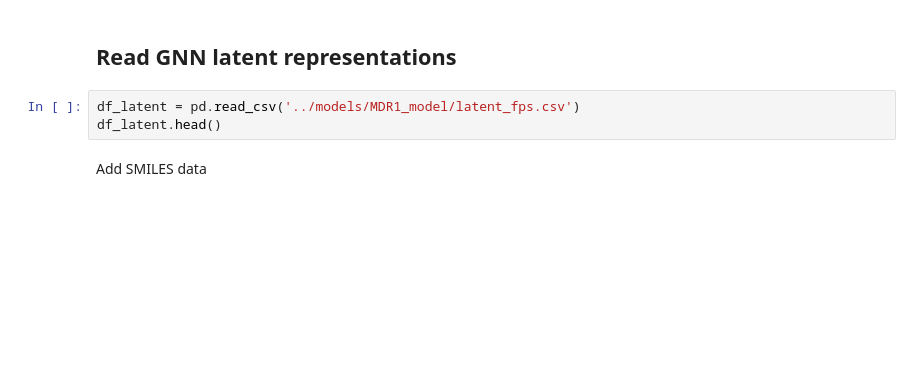
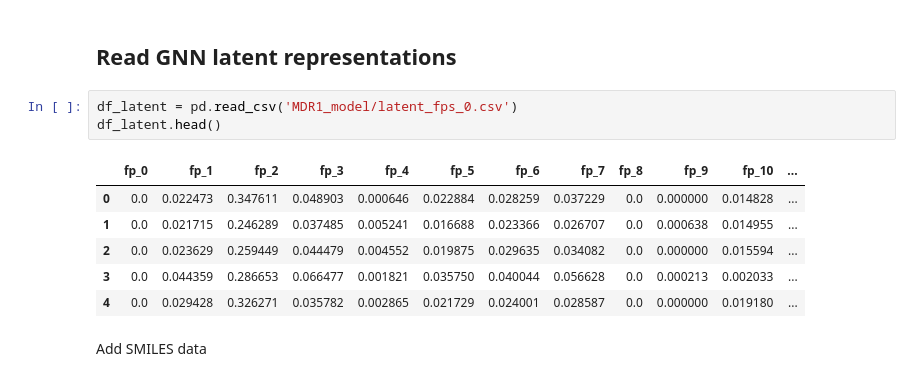
Before and after one commit to Novartis/UNIQUE, a Jupyter notebook: example_usage/ADME_public/Prepare_UNIQUE_input_MDR1.ipynb, the cells around one changed output. Drawn from its saved outputs; the diff is of its cells as text; blank space fills up the shorter version.

```diff
--- a/example_usage/ADME_public/Prepare_UNIQUE_input_MDR1.ipynb
+++ b/example_usage/ADME_public/Prepare_UNIQUE_input_MDR1.ipynb
@@ -52,8 +98,15 @@ df.head()
 # %% [markdown]
 ## Read GNN latent representations
 # %%
-df_latent = pd.read_csv('../models/MDR1_model/latent_fps.csv')
+df_latent = pd.read_csv('MDR1_model/latent_fps_0.csv')
 df_latent.head()
+# %% [output]
+|  | fp_0 | fp_1 | fp_2 | fp_3 | fp_4 | fp_5 | fp_6 | fp_7 | fp_8 | fp_9 | fp_10 | ... |
+| 0 | 0.0 | 0.022473 | 0.347611 | 0.048903 | 0.000646 | 0.022884 | 0.028259 | 0.037229 | 0.0 | 0.000000 | 0.014828 | ... |
+| 1 | 0.0 | 0.021715 | 0.246289 | 0.037485 | 0.005241 | 0.016688 | 0.023366 | 0.026707 | 0.0 | 0.000638 | 0.014955 | ... |
+| 2 | 0.0 | 0.023629 | 0.259449 | 0.044479 | 0.004552 | 0.019875 | 0.029635 | 0.034082 | 0.0 | 0.000000 | 0.015594 | ... |
+| 3 | 0.0 | 0.044359 | 0.286653 | 0.066477 | 0.001821 | 0.035750 | 0.040044 | 0.056628 | 0.0 | 0.000213 | 0.002033 | ... |
+| 4 | 0.0 | 0.029428 | 0.326271 | 0.035782 | 0.002865 | 0.021729 | 0.024001 | 0.028587 | 0.0 | 0.000000 | 0.019180 | ... |
 # %% [markdown]
 Add SMILES data
 # %%
```
Also changed, not shown: parts of 20 cells of this notebook, 2 other files.
